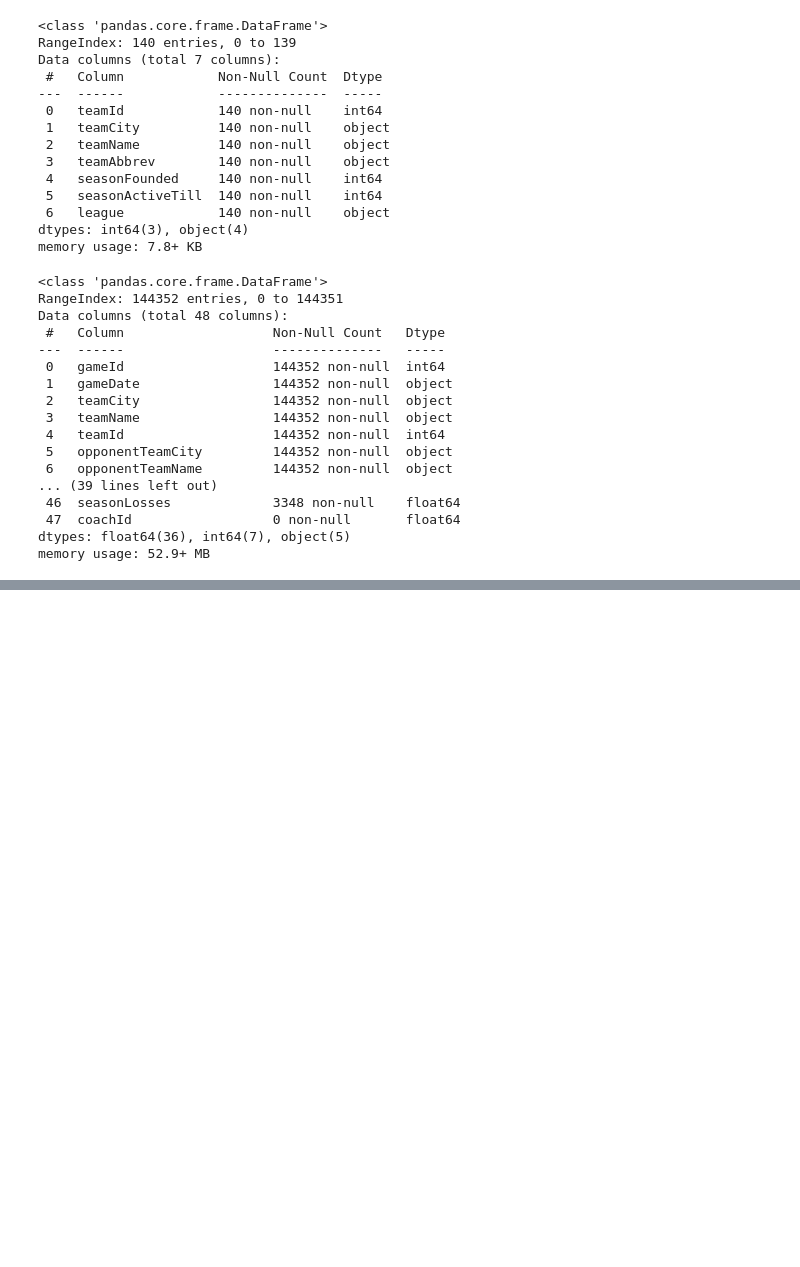
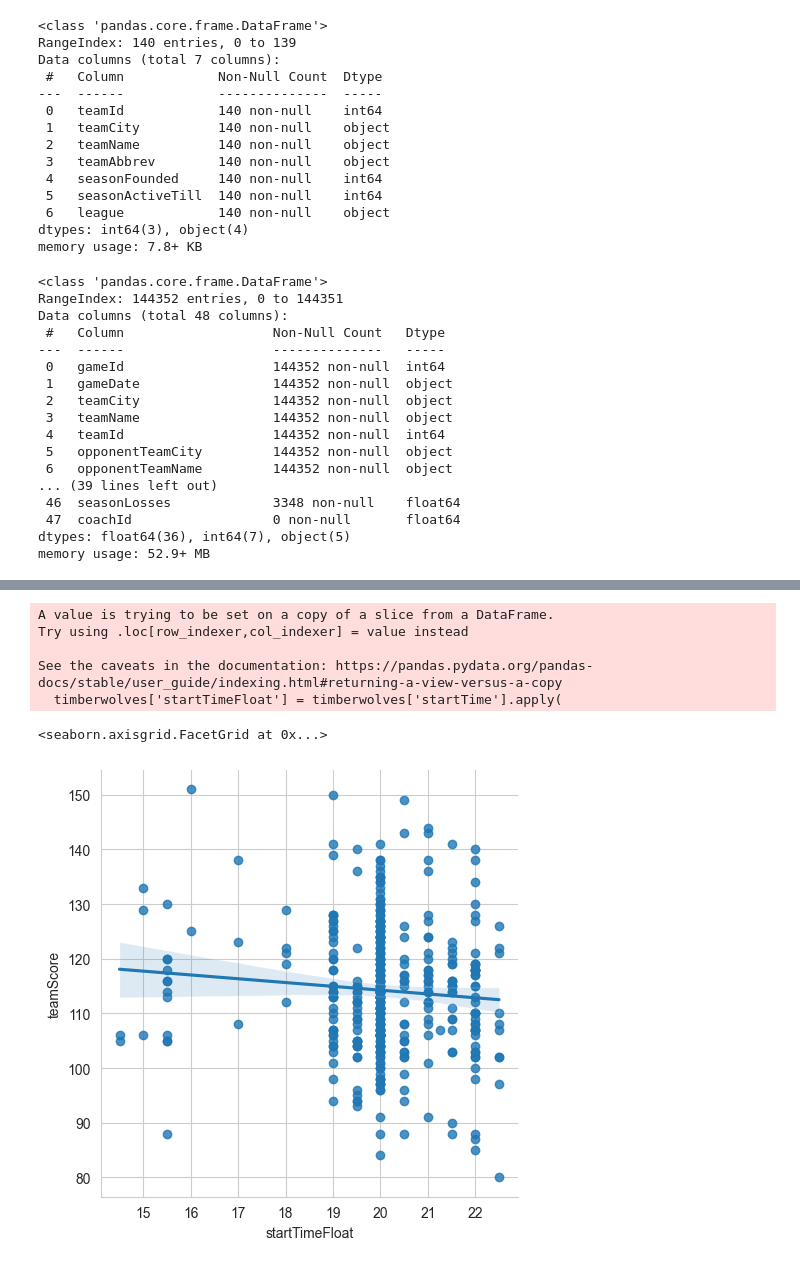
Before and after one commit to pruett1/nba-stats, a Jupyter notebook: exploratory.ipynb, the cells around one changed output, grey strips where cells are left out. Saved outputs shown, nothing was run; the diff lists cells and outputs as text; code cells hidden in the pictures; blank space fills up the shorter version.

Commit message:
did some da/cleaning on games data

```diff
--- a/exploratory.ipynb
+++ b/exploratory.ipynb
@@ -163,0 +267,34 @@ ValueError: unconverted data remains when parsing with format "%Y-%m-%d": " 20:0
+# %%
+#ok now lets recalculate all of the percentages just to make sure theyre correct
+recent_team_stats['fieldGoalsPercentage'] = (recent_team_stats['fieldGoalsMade'] / recent_team_stats['fieldGoalsAttempted']).round(3)
+recent_team_stats['threePointersPercentage'] = (recent_team_stats['threePointersMade'] / recent_team_stats['threePointersAttempted']).round(3)
+recent_team_stats['freeThrowsPercentage'] = (recent_team_stats['freeThrowsMade'] / recent_team_stats['freeThrowsAttempted']).round(3)
+# recent_team_stats.drop('threePointersPrecentage', axis=1, inplace=True)
+
+#lets add some advanced metrics
+#possessions will be calculated with the basic formula from https://www.nbastuffer.com/analytics101/possession/
+# pos = 0.96 * [(FGA + TOV) + (0.44 * FTA) - ORB]
+# TS%, AST/TO, OReb%, DReb%, Ortg, Drtg, pace
+# TS% = pts/2(FGA + 0.44*FTA)
+recent_team_stats['possessions'] = 0.96 * (recent_team_stats['fieldGoalsAttempted'] +
+                                           recent_team_stats['turnovers'] +
+                                           (0.44 * recent_team_stats['freeThrowsAttempted']) -
+                                           recent_team_stats['reboundsOffensive']).round(1)
+
+recent_team_stats['ts'] = (recent_team_stats['teamScore'] / (2 * (recent_team_stats['fieldGoalsAttempted'] + 0.44 * recent_team_stats['freeThrowsAttempted'])))
+
+recent_team_stats['ast_to'] = (recent_team_stats['assists'] / recent_team_stats['turnovers'])
+
+# TODO: add remaining adv stats later
+# %%
+#lets also add days since first game of season
+recent_team_stats['gameDay'] = pd.to_datetime(recent_team_stats['gameDay'])
+min_dates = recent_team_stats.groupby(['teamId', 'season'])['gameDay'].transform('min')
+recent_team_stats['daysSinceFirstGame'] = (recent_team_stats['gameDay'] - min_dates).dt.days
+# %%
+# make map between teamId and teamName
+unique_teams = recent_team_stats[['teamName', 'teamId']].drop_duplicates()
+
+id_to_name = dict(zip(unique_teams['teamId'], unique_teams['teamName']))
+name_to_id = dict(zip(unique_teams['teamName'], unique_teams['teamId']))
+print(name_to_id)
@@ -163,0 +305,5 @@ ValueError: unconverted data remains when parsing with format "%Y-%m-%d": " 20:0
+# %%
+sns.set_style('whitegrid')
+
+timberwolves = recent_team_stats[recent_team_stats['teamId'] == name_to_id['Timberwolves']]
+timberwolves.columns
@@ -163,0 +322,14 @@ ValueError: unconverted data remains when parsing with format "%Y-%m-%d": " 20:0
+# %%
+# sns.swarmplot(x='home', y='teamScore', data=timberwolves)
+timberwolves['startTimeFloat'] = timberwolves['startTime'].apply(
+    lambda t: t.hour + t.minute / 60 + t.second / 3600
+)
+sns.lmplot(x='startTimeFloat', y='teamScore', data=timberwolves)
+# %% [output]
+A value is trying to be set on a copy of a slice from a DataFrame.
+Try using .loc[row_indexer,col_indexer] = value instead
+
+See the caveats in the documentation: https://pandas.pydata.org/pandas-docs/stable/user_guide/indexing.html#returning-a-view-versus-a-copy
+  timberwolves['startTimeFloat'] = timberwolves['startTime'].apply(
+<seaborn.axisgrid.FacetGrid at 0x...>
+[figure, added]
```
Also changed, not shown: parts of 18 cells of this notebook, 1 other file.
